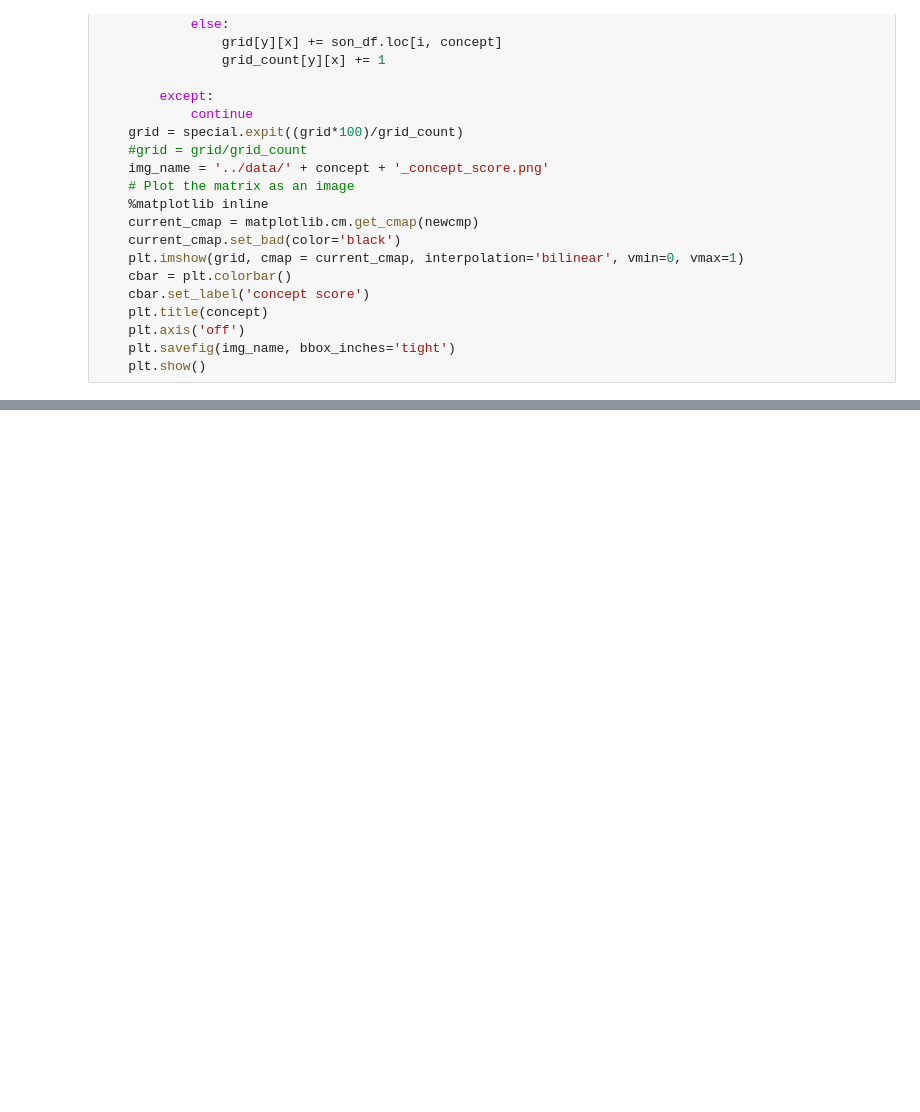
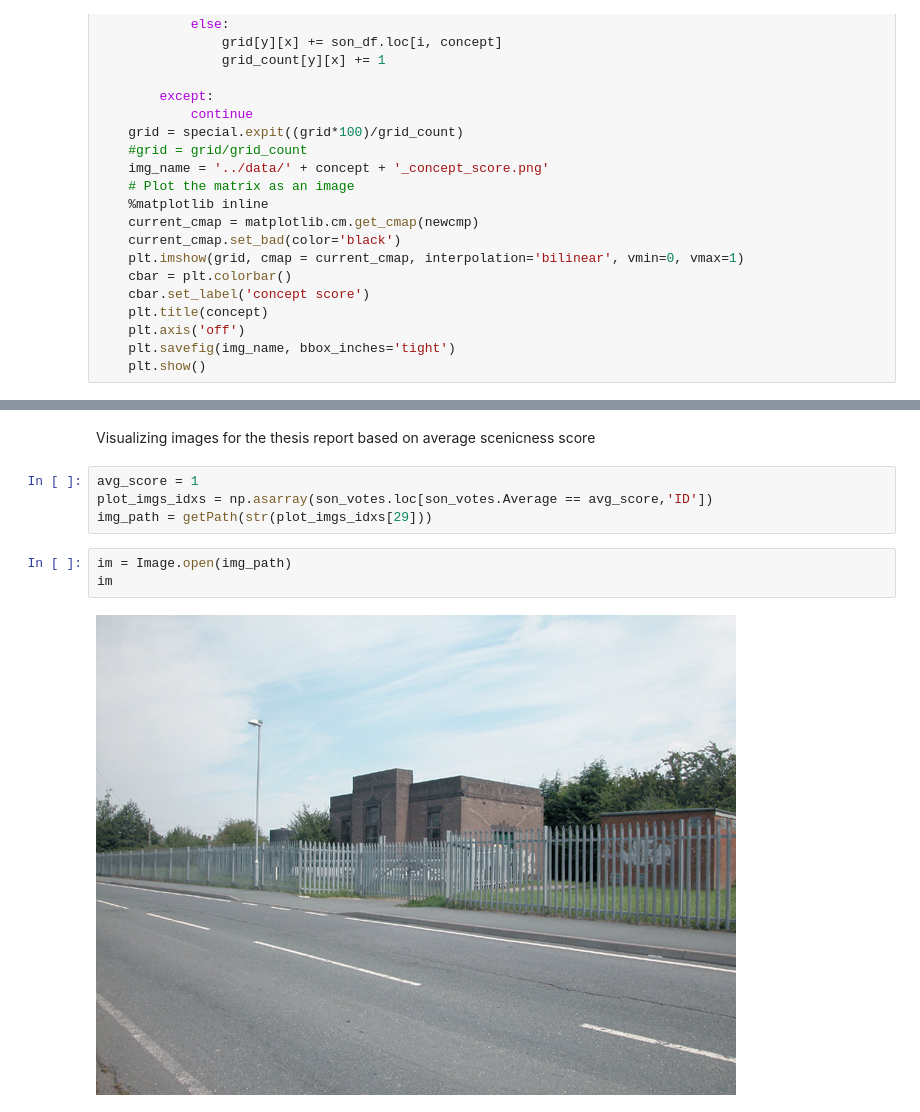
Before and after one commit to Pimmmm/Thesis-Scripts, a Jupyter notebook: p2_main.ipynb, the cells around one changed output, grey strips where cells are left out. Saved outputs shown, nothing was run; the diff lists cells and outputs as text; blank space fills up the shorter version.

Commit message:
another thesis day

```diff
--- a/p2_main.ipynb
+++ b/p2_main.ipynb
@@ -325,0 +308,11 @@ for c in cl:
+# %% [markdown]
+Visualizing images for the thesis report based on average scenicness score
+# %%
+avg_score = 1
+plot_imgs_idxs = np.asarray(son_votes.loc[son_votes.Average == avg_score,'ID'])
+img_path = getPath(str(plot_imgs_idxs[29]))
+# %%
+im = Image.open(img_path)
+im
+# %% [output]
+[figure, added]
```
Also changed, not shown: parts of 4 cells of this notebook.
